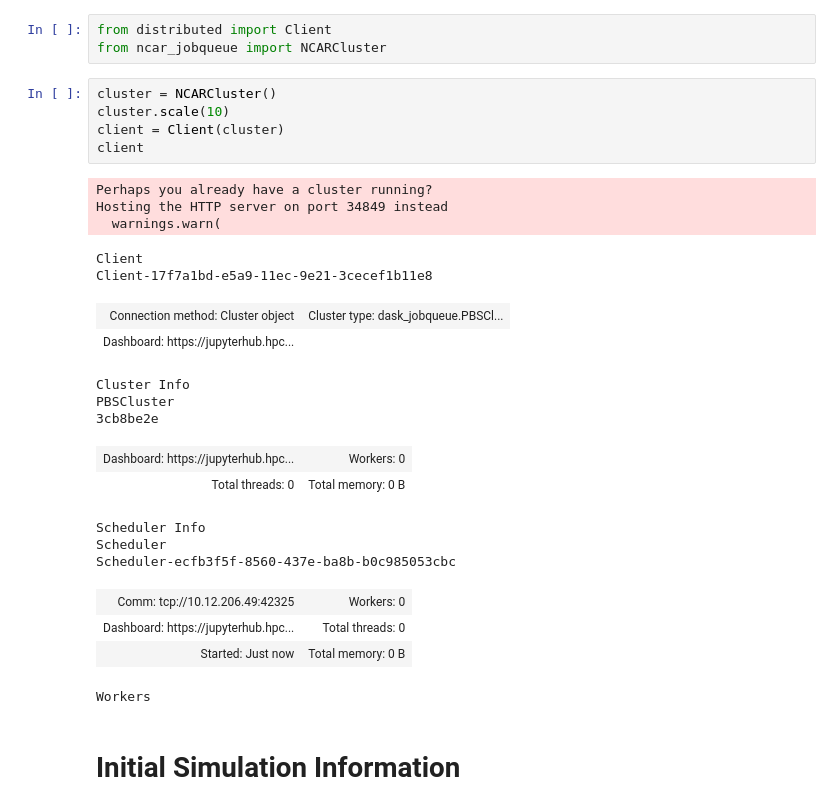
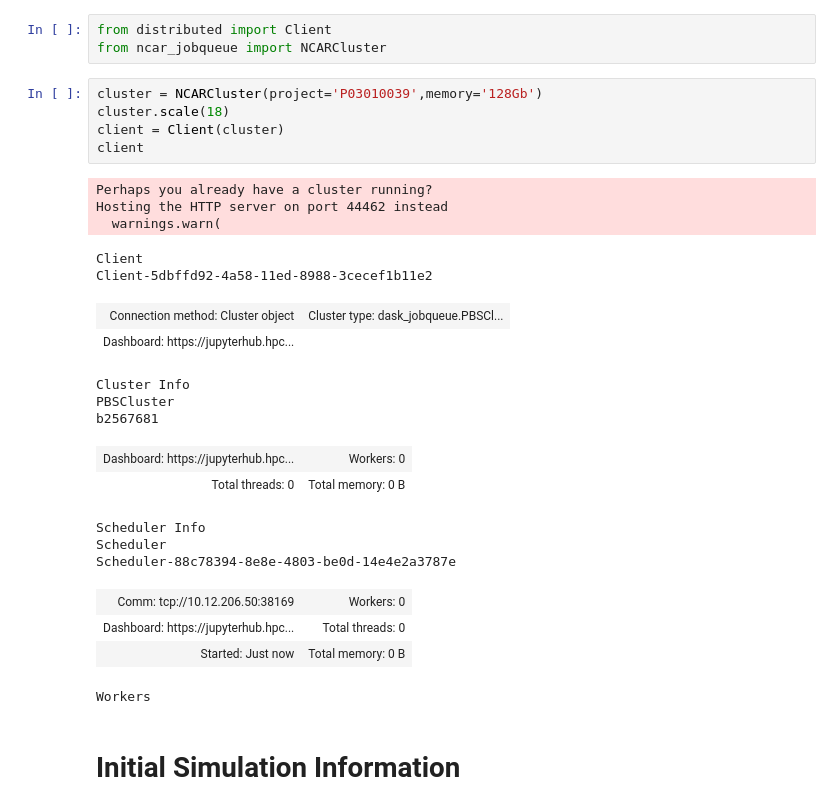
Before and after one commit to swrneale/python-scripts, a Jupyter notebook: vert_proc/mdtf_plot_column.ipynb, the cells around one changed output. Saved outputs shown, nothing was run; the diff lists cells and outputs as text.

```diff
--- a/vert_proc/mdtf_plot_column.ipynb
+++ b/vert_proc/mdtf_plot_column.ipynb
@@ -34,27 +34,27 @@ import importlib
 from distributed import Client
 from ncar_jobqueue import NCARCluster
 # %%
-cluster = NCARCluster()
-cluster.scale(10)
+cluster = NCARCluster(project='P03010039',memory='128Gb')
+cluster.scale(18)
 client = Client(cluster)
 client
 # %% [output]
 Perhaps you already have a cluster running?
-Hosting the HTTP server on port 34849 instead
+Hosting the HTTP server on port 44462 instead
   warnings.warn(
 Client
-Client-17f7a1bd-e5a9-11ec-9e21-3cecef1b11e8
+Client-5dbffd92-4a58-11ed-8988-3cecef1b11e2
 | Connection method: Cluster object | Cluster type: dask_jobqueue.PBSCl... |
 | Dashboard: https://jupyterhub.hpc... |  |
 Cluster Info
 PBSCluster
-3cb8be2e
+b2567681
 | Dashboard: https://jupyterhub.hpc... | Workers: 0 |
 | Total threads: 0 | Total memory: 0 B |
 Scheduler Info
 Scheduler
-Scheduler-ecfb3f5f-8560-437e-ba8b-b0c985053cbc
+Scheduler-88c78394-8e8e-4803-be0d-14e4e2a3787e
-| Comm: tcp://10.12.206.49:42325 | Workers: 0 |
+| Comm: tcp://10.12.206.50:38169 | Workers: 0 |
 | Dashboard: https://jupyterhub.hpc... | Total threads: 0 |
 | Started: Just now | Total memory: 0 B |
 Workers
```
Also changed, not shown: parts of 2 cells of this notebook, 21 other files.
